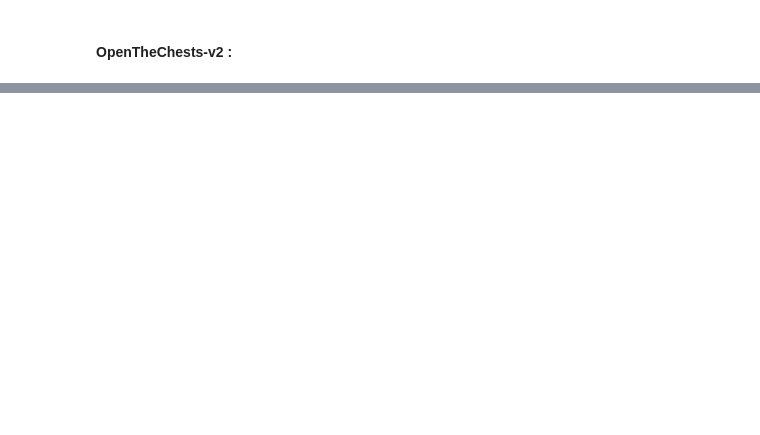
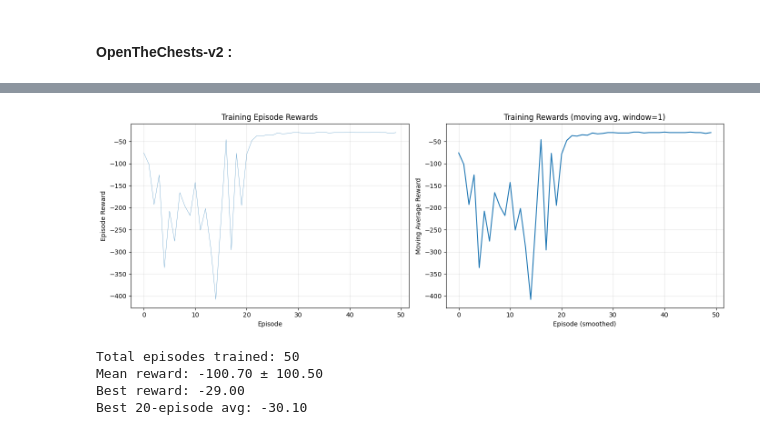
Before and after one commit to ChipsTruffe/OpenTheChest, a Jupyter notebook: trainings.ipynb, the cells around one changed output, grey strips where cells are left out. Drawn from its saved outputs; the diff is of its cells as text; code cells hidden in the pictures; blank space fills up the shorter version.

```diff
--- a/trainings.ipynb
+++ b/trainings.ipynb
@@ -131,13 +133,14 @@ Best 20-episode avg: -4.45
 # %%
 env = gym.make("OpenTheChests-v2")
 env = utils.FloatActionWrapper(env) #handle type conversion for sb3 compatibility
+
 
 # Parameters
 start_lr = 3e-4
 min_lr = 1e-5
 lstm_h_size = 256
-lstm_n_layers = 2
-n_steps = 10000
+lstm_n_layers = 1
+n_steps = 20000
 
 scheduler = utils.CosineAnnealingLR(start_lr, min_lr)
 
@@ -167,0 +172,5 @@ callback.plot()
+[figure, added]
+Total episodes trained: 50
+Mean reward: -100.70 ± 100.50
+Best reward: -29.00
+Best 20-episode avg: -30.10
```
Also changed, not shown: parts of 4 cells of this notebook, 6 other files.
